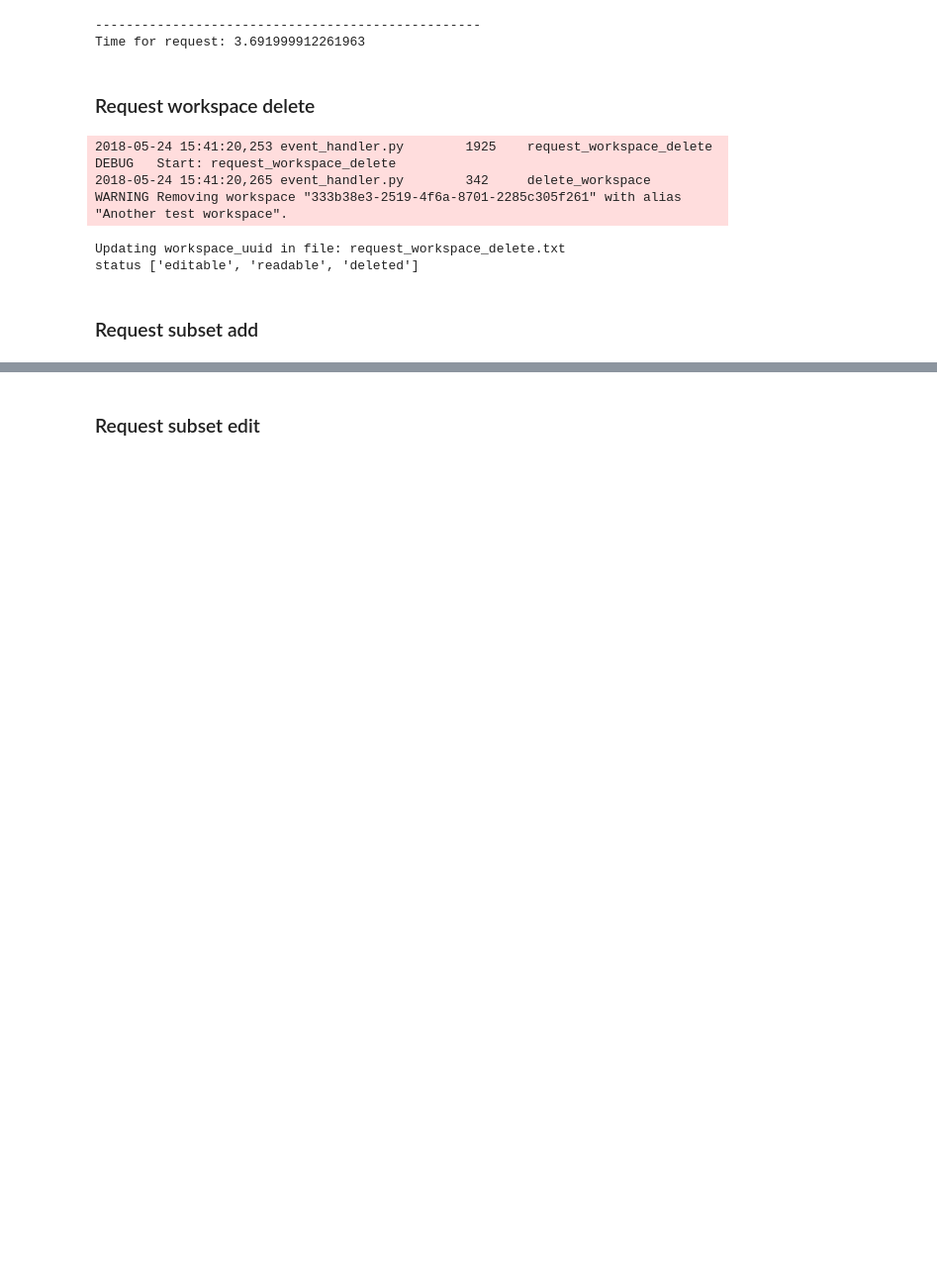
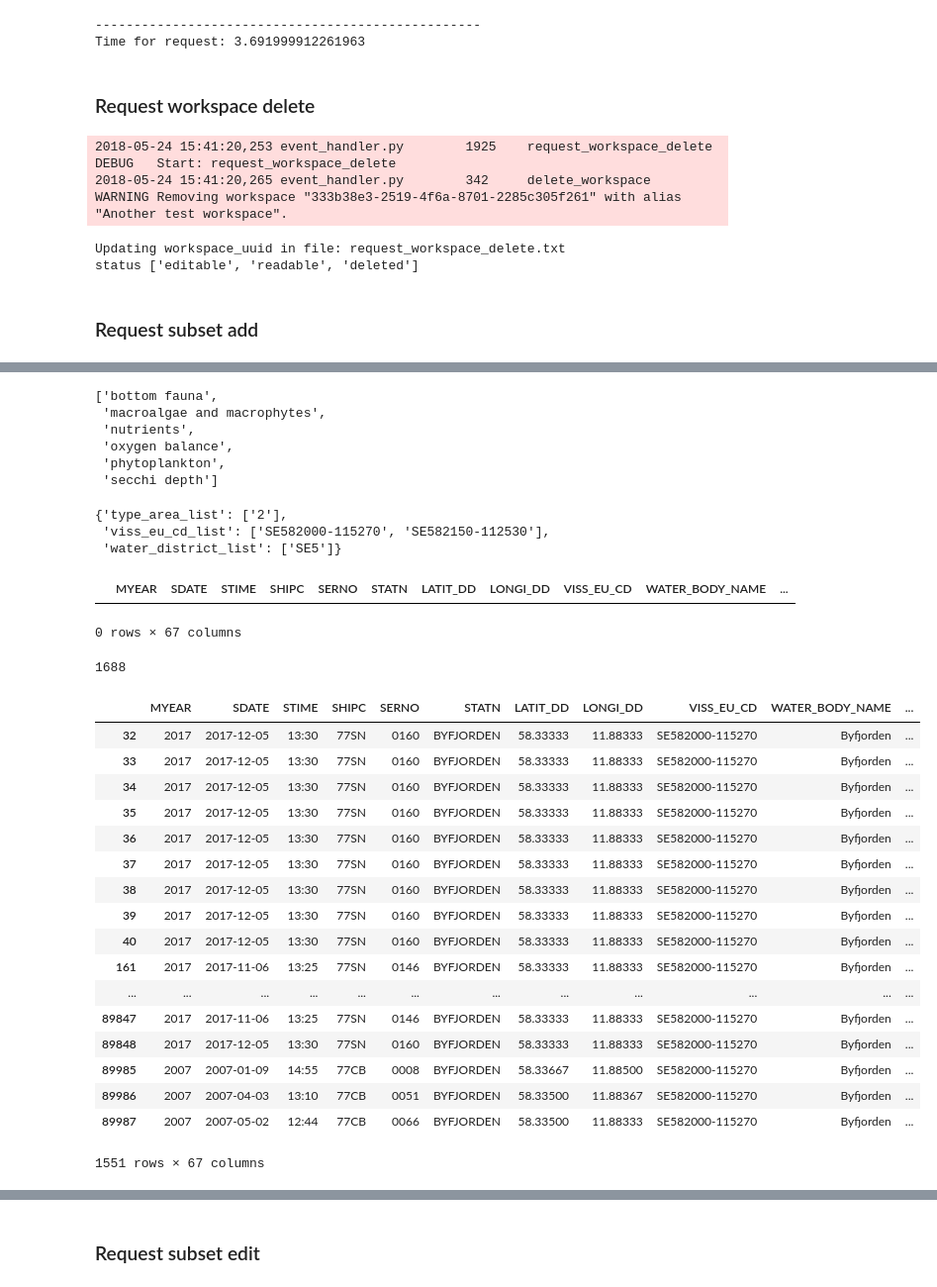
Before and after one commit to ekostat/ekostat_calculator, a Jupyter notebook: notebooks/mw_requests.ipynb, the cells around one changed output, grey strips where cells are left out. Shown at 99% size. Cells and saved outputs as stored; diff of their text form; code cells hidden in the pictures; blank space fills up the shorter version.

Commit message:
More requests

```diff
--- a/notebooks/mw_requests.ipynb
+++ b/notebooks/mw_requests.ipynb
@@ -708,0 +777,5 @@ No data selected to be loaded!
+# %%
+ekos = EventHandler(**paths)
+request = ekos.test_requests['request_subset_set_indicator_settings']
+response_subset_set_indicator_settings = ekos.request_subset_set_indicator_settings(request)
+ekos.write_test_response('request_subset_set_indicator_settings', response_subset_set_indicator_settings)
@@ -708,0 +897,2 @@ No data selected to be loaded!
+# %%
+w = ekos.workspaces['40e11bb1-49fb-4eb3-bb2b-4d5b9f520b2c']
@@ -708,0 +916,6 @@ No data selected to be loaded!
+# %%
+par = 'VISS_EU_CD'
+area = 'SE582000-115270'
+# %%
+d = s.get_data_filter_object(1)
+df = w.data_handler.all_data
@@ -708,0 +938,45 @@ No data selected to be loaded!
+# %%
+ekos.mapping_objects['quality_element'].get_quality_element_list()
+# %% [output]
+['bottom fauna',
+ 'macroalgae and macrophytes',
+ 'nutrients',
+ 'oxygen balance',
+ 'phytoplankton',
+ 'secchi depth']
+# %%
+ekos.selected_areas
+# %% [output]
+{'type_area_list': ['2'],
+ 'viss_eu_cd_list': ['SE582000-115270', 'SE582150-112530'],
+ 'water_district_list': ['SE5']}
+# %%
+df.loc[area_b&year_b&statn_b]
+# %% [output]
+|  | MYEAR | SDATE | STIME | SHIPC | SERNO | STATN | LATIT_DD | LONGI_DD | VISS_EU_CD | WATER_BODY_NAME | ... |
+0 rows × 67 columns
+# %%
+len(df.loc[b, ])
+# %% [output]
+1688
+# %%
+df.loc[df[par] == area, :]
+# %% [output]
+|  | MYEAR | SDATE | STIME | SHIPC | SERNO | STATN | LATIT_DD | LONGI_DD | VISS_EU_CD | WATER_BODY_NAME | ... |
+| 32 | 2017 | 2017-12-05 | 13:30 | 77SN | 0160 | BYFJORDEN | 58.33333 | 11.88333 | SE582000-115270 | Byfjorden | ... |
+| 33 | 2017 | 2017-12-05 | 13:30 | 77SN | 0160 | BYFJORDEN | 58.33333 | 11.88333 | SE582000-115270 | Byfjorden | ... |
+| 34 | 2017 | 2017-12-05 | 13:30 | 77SN | 0160 | BYFJORDEN | 58.33333 | 11.88333 | SE582000-115270 | Byfjorden | ... |
+| 35 | 2017 | 2017-12-05 | 13:30 | 77SN | 0160 | BYFJORDEN | 58.33333 | 11.88333 | SE582000-115270 | Byfjorden | ... |
+| 36 | 2017 | 2017-12-05 | 13:30 | 77SN | 0160 | BYFJORDEN | 58.33333 | 11.88333 | SE582000-115270 | Byfjorden | ... |
+| 37 | 2017 | 2017-12-05 | 13:30 | 77SN | 0160 | BYFJORDEN | 58.33333 | 11.88333 | SE582000-115270 | Byfjorden | ... |
+| 38 | 2017 | 2017-12-05 | 13:30 | 77SN | 0160 | BYFJORDEN | 58.33333 | 11.88333 | SE582000-115270 | Byfjorden | ... |
+| 39 | 2017 | 2017-12-05 | 13:30 | 77SN | 0160 | BYFJORDEN | 58.33333 | 11.88333 | SE582000-115270 | Byfjorden | ... |
+| 40 | 2017 | 2017-12-05 | 13:30 | 77SN | 0160 | BYFJORDEN | 58.33333 | 11.88333 | SE582000-115270 | Byfjorden | ... |
+| 161 | 2017 | 2017-11-06 | 13:25 | 77SN | 0146 | BYFJORDEN | 58.33333 | 11.88333 | SE582000-115270 | Byfjorden | ... |
+| ... | ... | ... | ... | ... | ... | ... | ... | ... | ... | ... | ... |
+| 89847 | 2017 | 2017-11-06 | 13:25 | 77SN | 0146 | BYFJORDEN | 58.33333 | 11.88333 | SE582000-115270 | Byfjorden | ... |
+| 89848 | 2017 | 2017-12-05 | 13:30 | 77SN | 0160 | BYFJORDEN | 58.33333 | 11.88333 | SE582000-115270 | Byfjorden | ... |
+| 89985 | 2007 | 2007-01-09 | 14:55 | 77CB | 0008 | BYFJORDEN | 58.33667 | 11.88500 | SE582000-115270 | Byfjorden | ... |
+| 89986 | 2007 | 2007-04-03 | 13:10 | 77CB | 0051 | BYFJORDEN | 58.33500 | 11.88367 | SE582000-115270 | Byfjorden | ... |
+| 89987 | 2007 | 2007-05-02 | 12:44 | 77CB | 0066 | BYFJORDEN | 58.33500 | 11.88333 | SE582000-115270 | Byfjorden | ... |
+1551 rows × 67 columns
```
Also changed, not shown: parts of 57 cells of this notebook, 35 other files.
